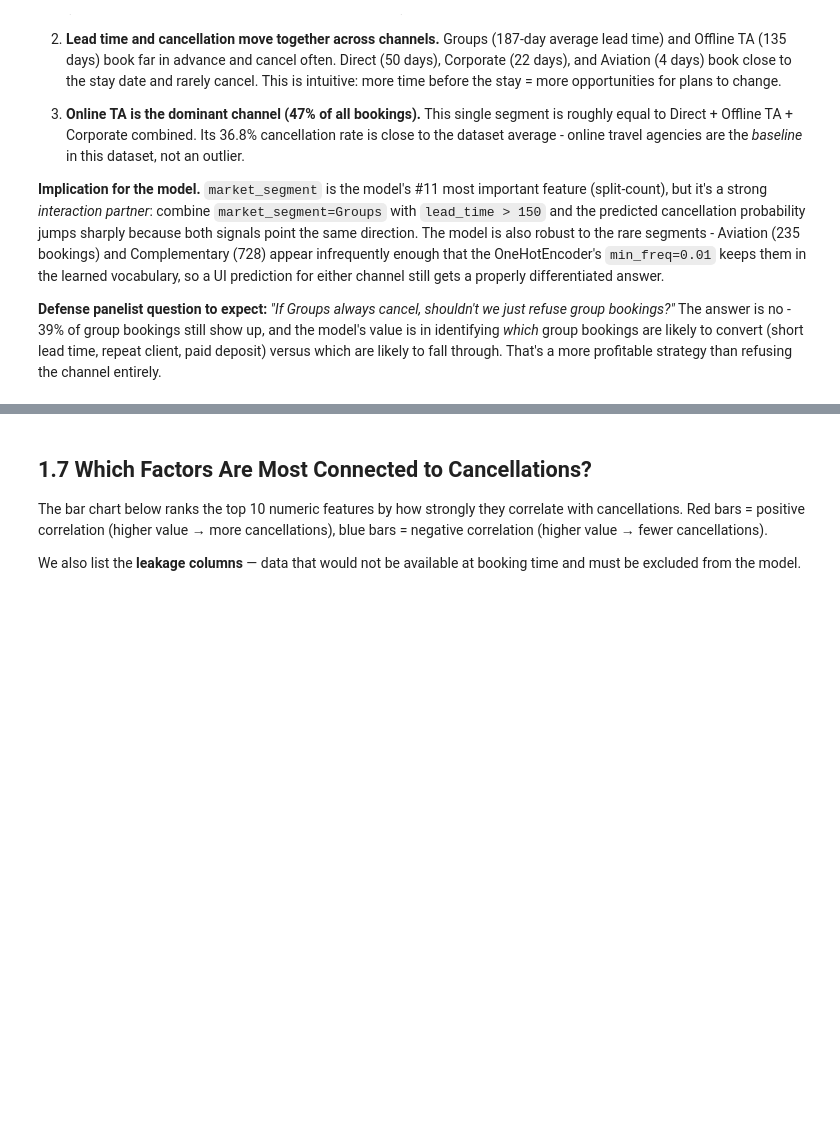
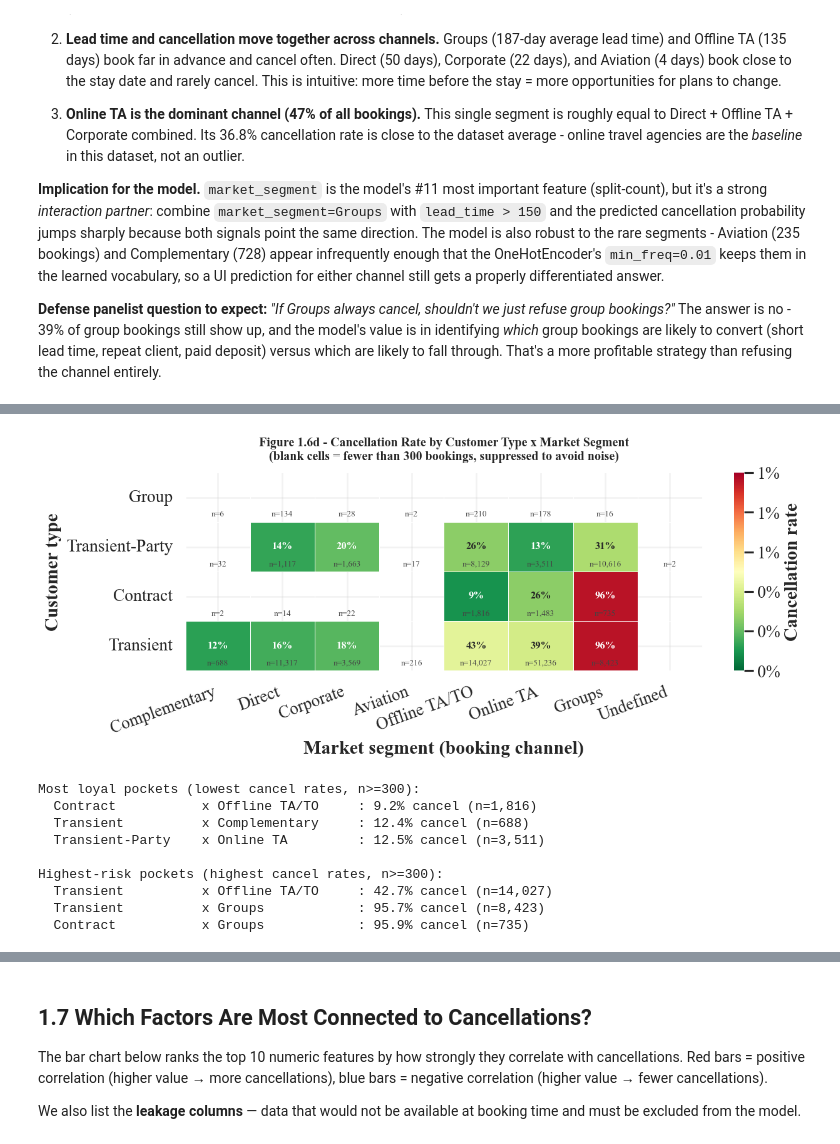
Before and after one commit to Dirkiee09/hotel-cancellation-prediction, a Jupyter notebook: notebooks/01_eda.ipynb, the cells around one changed output, grey strips where cells are left out. Saved outputs shown, nothing was run; the diff lists cells and outputs as text; code cells hidden in the pictures; blank space fills up the shorter version.

```diff
--- a/notebooks/01_eda.ipynb
+++ b/notebooks/01_eda.ipynb
@@ -578,0 +657,75 @@ Three patterns stand out from the table and scatter plot:
+# %%
+# Interaction heatmap: customer_type x market_segment cancel rates.
+# This is where customer_type does its real predictive work - by itself the
+# 4-way split is informative, but combined with market_segment it surfaces
+# extreme pockets (Transient x Groups = 96% cancel; Contract x Offline TA = 9%).
+import numpy as np
+
+# Build the pivot, masking thin cells (<300 bookings) to avoid noise
+interaction_n = df.groupby(["customer_type", "market_segment"])["is_canceled"].size().unstack()
+interaction_rate = df.groupby(["customer_type", "market_segment"])["is_canceled"].mean().unstack()
+
+# Mask cells with too few bookings
+masked_rate = interaction_rate.where(interaction_n >= 300)
+
+# Reorder columns by overall market_segment cancel rate (ascending), rows by overall
+# customer_type cancel rate (ascending) - so the "loyal" corner is top-left.
+seg_order = (df.groupby("market_segment")["is_canceled"].mean().sort_values().index.tolist())
+cust_order = (df.groupby("customer_type")["is_canceled"].mean().sort_values().index.tolist())
+masked_rate = masked_rate.reindex(index=cust_order, columns=seg_order)
+interaction_n = interaction_n.reindex(index=cust_order, columns=seg_order)
+
+fig, ax = plt.subplots(figsize=(11, 4.8))
+sns.heatmap(
+    masked_rate,
+    annot=True, fmt=".0%",
+    cmap="RdYlGn_r",
+    vmin=0.0, vmax=1.0,
+    cbar_kws={"label": "Cancellation rate", "format": "%.0f%%"},
+    linewidths=0.5, linecolor="white",
+    annot_kws={"fontsize": 10, "fontweight": "bold"},
+    ax=ax,
+)
+# Overlay sample sizes in the bottom-right of each cell (smaller text, grey)
+for i, cust in enumerate(masked_rate.index):
+    for j, seg in enumerate(masked_rate.columns):
+        n = interaction_n.loc[cust, seg] if (cust, seg) in interaction_n.stack().index else np.nan
+        if pd.notna(n):
+            ax.text(j + 0.5, i + 0.85,
+                    f"n={int(n):,}",
+                    ha="center", va="center", fontsize=8, color="#444")
+
+ax.set_xlabel("Market segment (booking channel)")
+ax.set_ylabel("Customer type")
+ax.set_title(
+    "Figure 1.6d - Cancellation Rate by Customer Type x Market Segment\n"
+    "(blank cells = fewer than 300 bookings, suppressed to avoid noise)",
+    fontsize=12, fontweight="bold", pad=12,
+)
+plt.xticks(rotation=20, ha="right")
+plt.yticks(rotation=0)
+fig.tight_layout()
+save_thesis_figure(fig, "1.6d", "customer_type_market_segment_heatmap", FIG_DIR)
+plt.show()
+
+# Surface the most extreme pockets explicitly
+flat = masked_rate.stack().sort_values()
+print("\nMost loyal pockets (lowest cancel rates, n>=300):")
+for (cust, seg), rate in flat.head(3).items():
+    n = int(interaction_n.loc[cust, seg])
+    print(f"  {cust:18s} x {seg:18s}: {rate:.1%} cancel (n={n:,})")
+print("\nHighest-risk pockets (highest cancel rates, n>=300):")
+for (cust, seg), rate in flat.tail(3).items():
+    n = int(interaction_n.loc[cust, seg])
+    print(f"  {cust:18s} x {seg:18s}: {rate:.1%} cancel (n={n:,})")
+# %% [output]
+[figure, added]
+Most loyal pockets (lowest cancel rates, n>=300):
+  Contract           x Offline TA/TO     : 9.2% cancel (n=1,816)
+  Transient          x Complementary     : 12.4% cancel (n=688)
+  Transient-Party    x Online TA         : 12.5% cancel (n=3,511)
+
+Highest-risk pockets (highest cancel rates, n>=300):
+  Transient          x Offline TA/TO     : 42.7% cancel (n=14,027)
+  Transient          x Groups            : 95.7% cancel (n=8,423)
+  Contract           x Groups            : 95.9% cancel (n=735)
```
Also changed, not shown: parts of 3 cells of this notebook.
